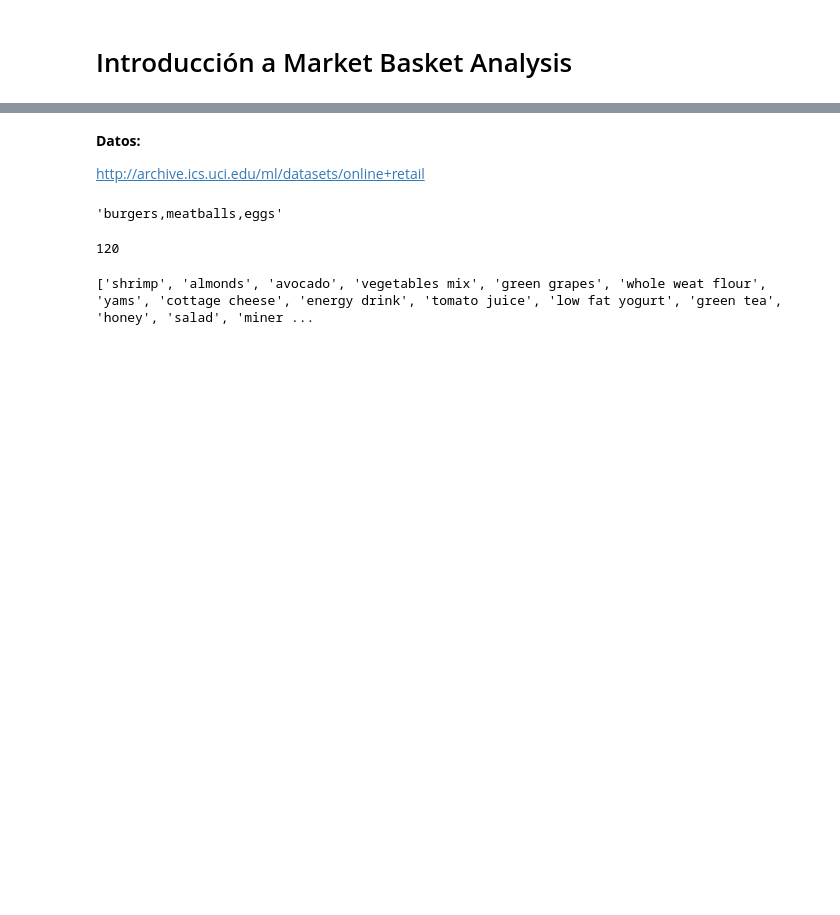
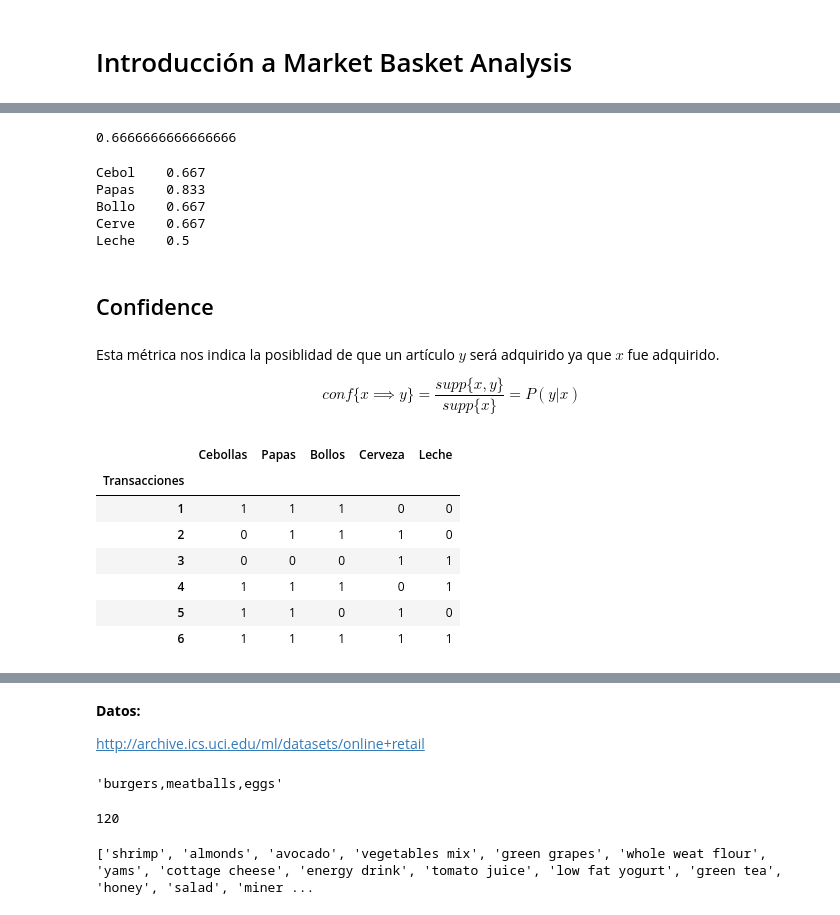
Before and after one commit to edavgaun/Python_Intermedio, a Jupyter notebook: Market_Basket_Analysis.ipynb, the cells around one changed output, grey strips where cells are left out. Saved outputs shown, nothing was run; the diff lists cells and outputs as text; code cells hidden in the pictures; blank space fills up the shorter version.

```diff
--- a/Market_Basket_Analysis.ipynb
+++ b/Market_Basket_Analysis.ipynb
@@ -8,0 +73,33 @@ Algoritmo que usa reglas de asociación para determinar que artículos se compra
+# %%
+support(datos, "Cebollas")
+# %% [output]
+0.6666666666666666
+# %%
+# Calculando support para todos los productos en el DataFrame
+for producto in productos:
+  print(producto[:5],"\t" ,round(support(datos, producto),3))
+# %% [output]
+Cebol    0.667
+Papas    0.833
+Bollo    0.667
+Cerve    0.667
+Leche    0.5
+# %% [markdown]
+## Confidence
+# %% [markdown]
+Esta métrica nos indica la posiblidad de que un artículo $y$ será adquirido ya que $x$ fue adquirido.
+
+$$
+conf\{x \implies y\} = \frac{supp\{x,y\}}{supp\{x\}} = P(y|x)
+$$
+# %%
+datos
+# %% [output]
+|  | Cebollas | Papas | Bollos | Cerveza | Leche |
+| Transacciones |  |  |  |  |  |
+| 1 | 1 | 1 | 1 | 0 | 0 |
+| 2 | 0 | 1 | 1 | 1 | 0 |
+| 3 | 0 | 0 | 0 | 1 | 1 |
+| 4 | 1 | 1 | 1 | 0 | 1 |
+| 5 | 1 | 1 | 0 | 1 | 0 |
+| 6 | 1 | 1 | 1 | 1 | 1 |
```
Also changed, not shown: parts of 27 cells of this notebook.
